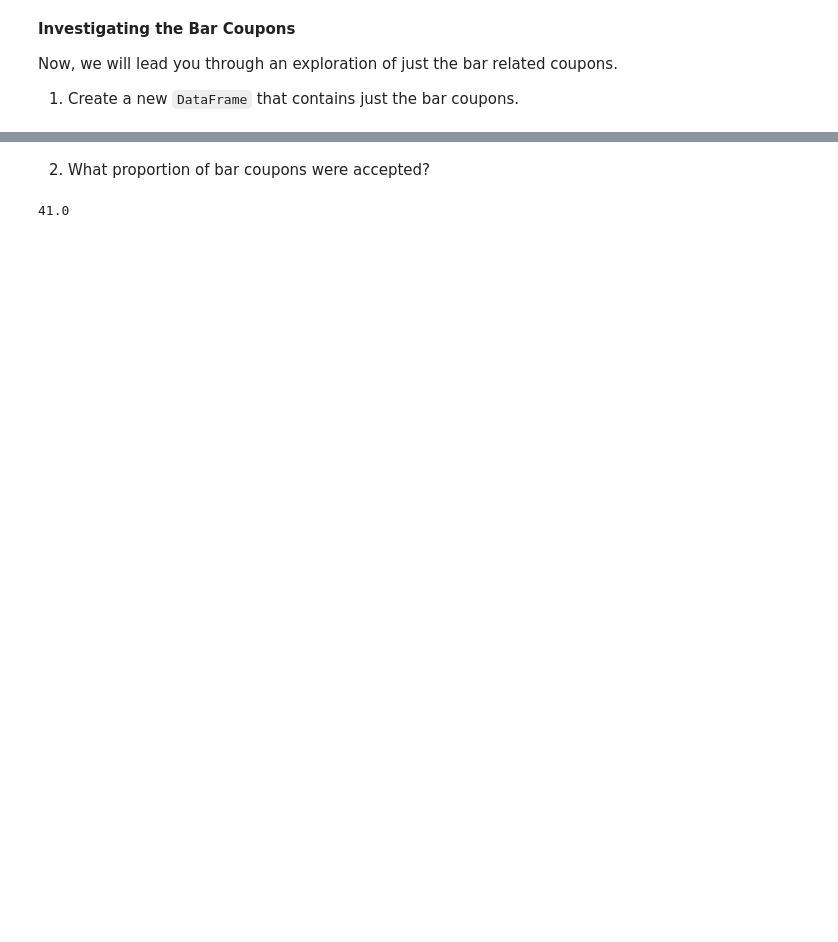
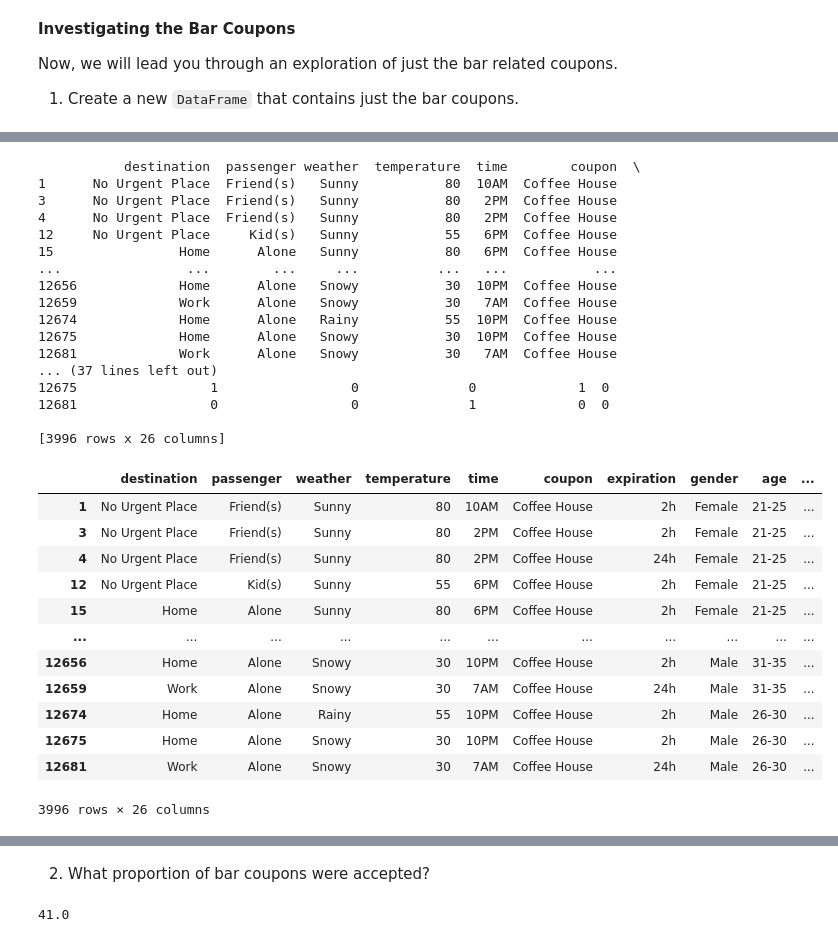
Before and after one commit to Vacanth/kraftwerk, a Jupyter notebook: Vasanth_assignment_5_1_starter.ipynb, the cells around one changed output, grey strips where cells are left out. Saved outputs shown, nothing was run; the diff lists cells and outputs as text; code cells hidden in the pictures; blank space fills up the shorter version.

```diff
--- a/Vasanth_assignment_5_1_starter.ipynb
+++ b/Vasanth_assignment_5_1_starter.ipynb
@@ -315,0 +330,36 @@ print(df_bar_coupon)
+# %%
+#Restaurant(<20)' 'Coffee House' 'Carry out & Take away' 'Bar' 'Restaurant(20-50)
+df_coffee_coupon = data.query('coupon=="Coffee House"')
+print(df_coffee_coupon)
+df_coffee_coupon
+# %% [output]
+           destination  passenger weather  temperature  time        coupon  \
+1      No Urgent Place  Friend(s)   Sunny           80  10AM  Coffee House
+3      No Urgent Place  Friend(s)   Sunny           80   2PM  Coffee House
+4      No Urgent Place  Friend(s)   Sunny           80   2PM  Coffee House
+12     No Urgent Place     Kid(s)   Sunny           55   6PM  Coffee House
+15                Home      Alone   Sunny           80   6PM  Coffee House
+...                ...        ...     ...          ...   ...           ...
+12656             Home      Alone   Snowy           30  10PM  Coffee House
+12659             Work      Alone   Snowy           30   7AM  Coffee House
+12674             Home      Alone   Rainy           55  10PM  Coffee House
+12675             Home      Alone   Snowy           30  10PM  Coffee House
+12681             Work      Alone   Snowy           30   7AM  Coffee House
+... (37 lines left out)
+12675                 1                 0              0             1  0
+12681                 0                 0              1             0  0
+
+[3996 rows x 26 columns]
+|  | destination | passenger | weather | temperature | time | coupon | expiration | gender | age | ... |
+| 1 | No Urgent Place | Friend(s) | Sunny | 80 | 10AM | Coffee House | 2h | Female | 21-25 | ... |
+| 3 | No Urgent Place | Friend(s) | Sunny | 80 | 2PM | Coffee House | 2h | Female | 21-25 | ... |
+| 4 | No Urgent Place | Friend(s) | Sunny | 80 | 2PM | Coffee House | 24h | Female | 21-25 | ... |
+| 12 | No Urgent Place | Kid(s) | Sunny | 55 | 6PM | Coffee House | 2h | Female | 21-25 | ... |
+| 15 | Home | Alone | Sunny | 80 | 6PM | Coffee House | 2h | Female | 21-25 | ... |
+| ... | ... | ... | ... | ... | ... | ... | ... | ... | ... | ... |
+| 12656 | Home | Alone | Snowy | 30 | 10PM | Coffee House | 2h | Male | 31-35 | ... |
+| 12659 | Work | Alone | Snowy | 30 | 7AM | Coffee House | 24h | Male | 31-35 | ... |
+| 12674 | Home | Alone | Rainy | 55 | 10PM | Coffee House | 2h | Male | 26-30 | ... |
+| 12675 | Home | Alone | Snowy | 30 | 10PM | Coffee House | 2h | Male | 26-30 | ... |
+| 12681 | Work | Alone | Snowy | 30 | 7AM | Coffee House | 24h | Male | 26-30 | ... |
+3996 rows × 26 columns
```
Also changed, not shown: parts of 10 cells of this notebook.
